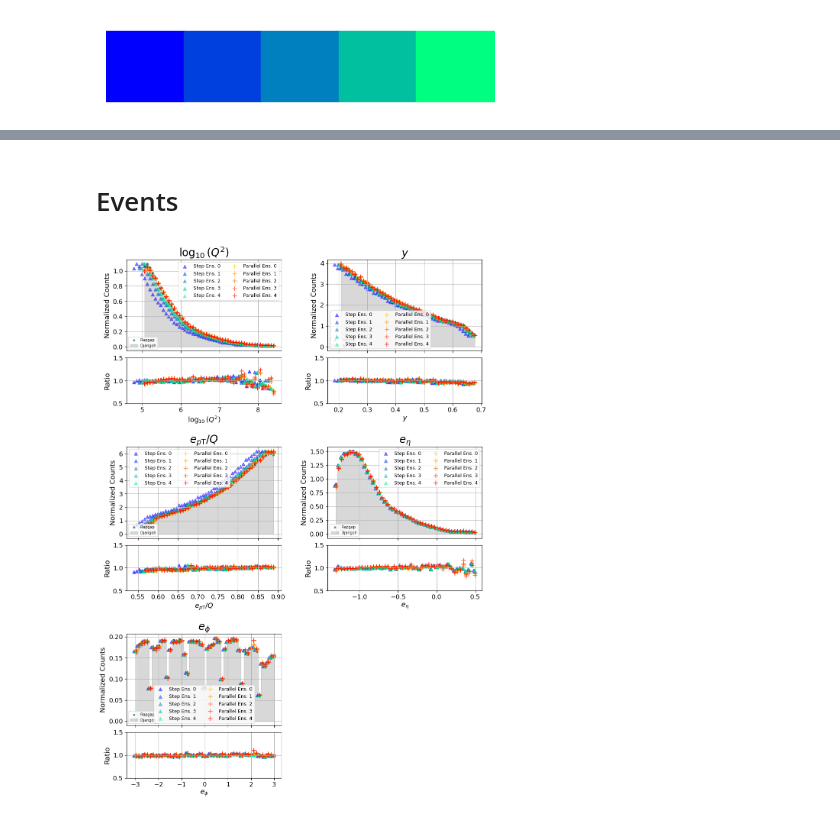
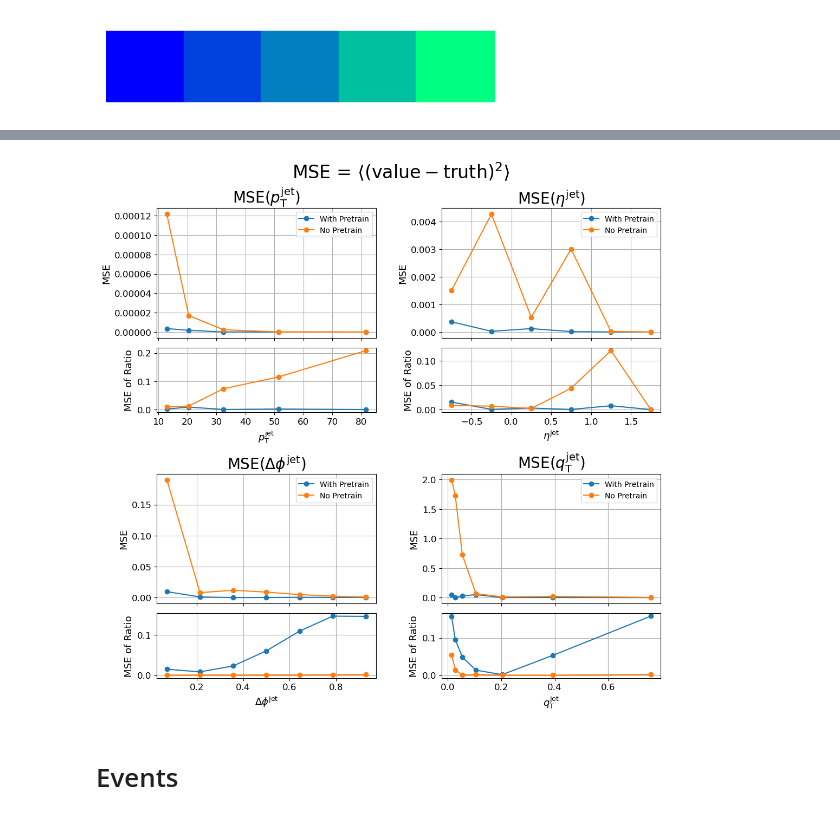
Before and after one commit to ViniciusMikuni/H1Unfold, a Jupyter notebook: plots/ensemble_plotting.ipynb, the cells around one changed output, grey strips where cells are left out. Drawn from its saved outputs; the diff is of its cells as text; code cells hidden in the pictures.

```diff
--- a/plots/ensemble_plotting.ipynb
+++ b/plots/ensemble_plotting.ipynb
@@ -169,4 +203,10 @@ for j,jet_feature in enumerate(jet_features):
+# %%
+plot_stdvs(pretrain_version, 'With Pretrain', scratch_version,'No Pretrain', jet_features, jet_labels,use_truth=True)
+# %% [output]
+[figure, added]
 # %% [markdown]
+#
 # Events
+#
 # %%
 event_labels = [r'$\log_{10}(Q^2)$',r'$y$',r'$e_{p\mathrm{T}}/Q$',r'$e_\eta$',r'$e_\phi$']
@@ -173,60 +213,0 @@ event_labels = [r'$\log_{10}(Q^2)$',r'$y$',r'$e_{p\mathrm{T}}/Q$',r'$e_\eta$',r'
-# %%
-#Plot Distributions
-alpha = 0.6
-fig = plt.figure(figsize=(12, 24))
-outer_gs = gridspec.GridSpec(4, 2, figure=fig, hspace=0.3, wspace=0.3) #4rows, 2cols
-
-for j,event_label in enumerate(event_labels):
-
-    gs = gridspec.GridSpecFromSubplotSpec(2, 1, subplot_spec=outer_gs[j], height_ratios=[2, 1], hspace=0.1)
-
-    rapgap = np.load(f'Rapgapevent{j}_ens0_plot_vals.npy')
-    djangoh = np.load(f'Djangohevent{j}_ens0_plot_vals.npy')
-
-    x_values, std_devs, ratio_std_devs = get_stdv_from_files(step_files)
-    parr_x, parr_std, parr_ratio = get_stdv_from_files(parr_files)
-
-    # Define the subplots; top plot takes up 3 parts, bottom plot takes up 1 part
-    ax1 = fig.add_subplot(gs[:1, 0])  # This is the top subplot
-    ax2 = fig.add_subplot(gs[1, 0],sharex=ax1)   # This is the bottom subplot
-
-    r_scatter = ax1.scatter(rapgap[0], rapgap[1], marker='o', linestyle='-',label='Rapgap',alpha=alpha,s=10,color='g')
-    d_scatter = ax1.scatter(djangoh[0], djangoh[1], marker='o', linestyle='-',label='Djangoh',alpha=alpha,s=10,color='k')
-    d_scatter = ax1.fill_between(djangoh[0], djangoh[1], step='mid', color='gray', alpha=0.3,label='Djangoh')
-    first_legend = ax1.legend(handles=[r_scatter, d_scatter],loc='lower left',fontsize=7)
-    ax1.add_artist(first_legend)
-
-
-    ax1.set_title(f'{event_label}',fontsize=20)
-    ax1.set_ylabel('Normalized Counts',fontsize=13)
-    ax1.tick_params(axis='both', which='major', labelsize=12)
-    ax1.grid(True)
-    plt.setp(ax1.get_xticklabels(), visible=False)
-
-    #ax2.scatter(rapgap[0], rapgap[2], marker='o', linestyle='-',label='Rapgap',alpha=0.5)
-    #ax2.scatter(rapgap[0], djangoh[2], marker='o', linestyle='-',label='Djangoh',alpha=0.5)
-    ax2.set_ylabel(r'Ratio',fontsize=13)
-    ax2.set_xlabel(f'{event_label}',fontsize=13)
-    ax2.set_ylim(0.5,1.5)
-    ax2.tick_params(axis='both', which='major', labelsize=12)
-
-    ax2.grid(True)
-
-    handles = []
-
-    for n in range(N_Ensemble):
-        step_data = np.load(f'Rapgap_unfolded{n}event{j}_ens{n}_plot_vals.npy')
-        step_shift = max(step_data[0])/len(step_data)/10/(n+1)
-        handles.append(ax1.scatter(step_data[0]-step_shift, step_data[1], marker='^', color=step_colors[n], alpha=alpha-0.1, linestyle='-',label=f'Step Ens. {n}'))
-        ax2.scatter(step_data[0]-step_shift, step_data[2], marker='^', color=step_colors[n], alpha=alpha, linestyle='-',label=f'Step Ens. {n}')
-
-    for n in range(N_Ensemble):
-        par_data = np.load(f'{par_dir}/Rapgap_unfolded{n}event{j}_ens{n}_plot_vals.npy')
-        par_shift = max(par_data[0])/len(par_data[0])/10/(n+1)
-        handles.append(ax1.scatter(par_data[0]+par_shift, par_data[1], marker='+',s=80, color=par_colors[n], alpha=alpha, linestyle='-',label=f'Parallel Ens. {n}'))
-        ax2.scatter(par_data[0]+par_shift, par_data[2], marker='+', s=80, color = par_colors[n], alpha=alpha, linestyle='-',label=f'Parallel Ens. {n}')
-
-
-    ax1.legend(handles=handles,ncol=2,fontsize=9)
-# %% [output]
-[figure, removed]
```
Also changed, not shown: parts of 22 cells of this notebook, 5 other files.
